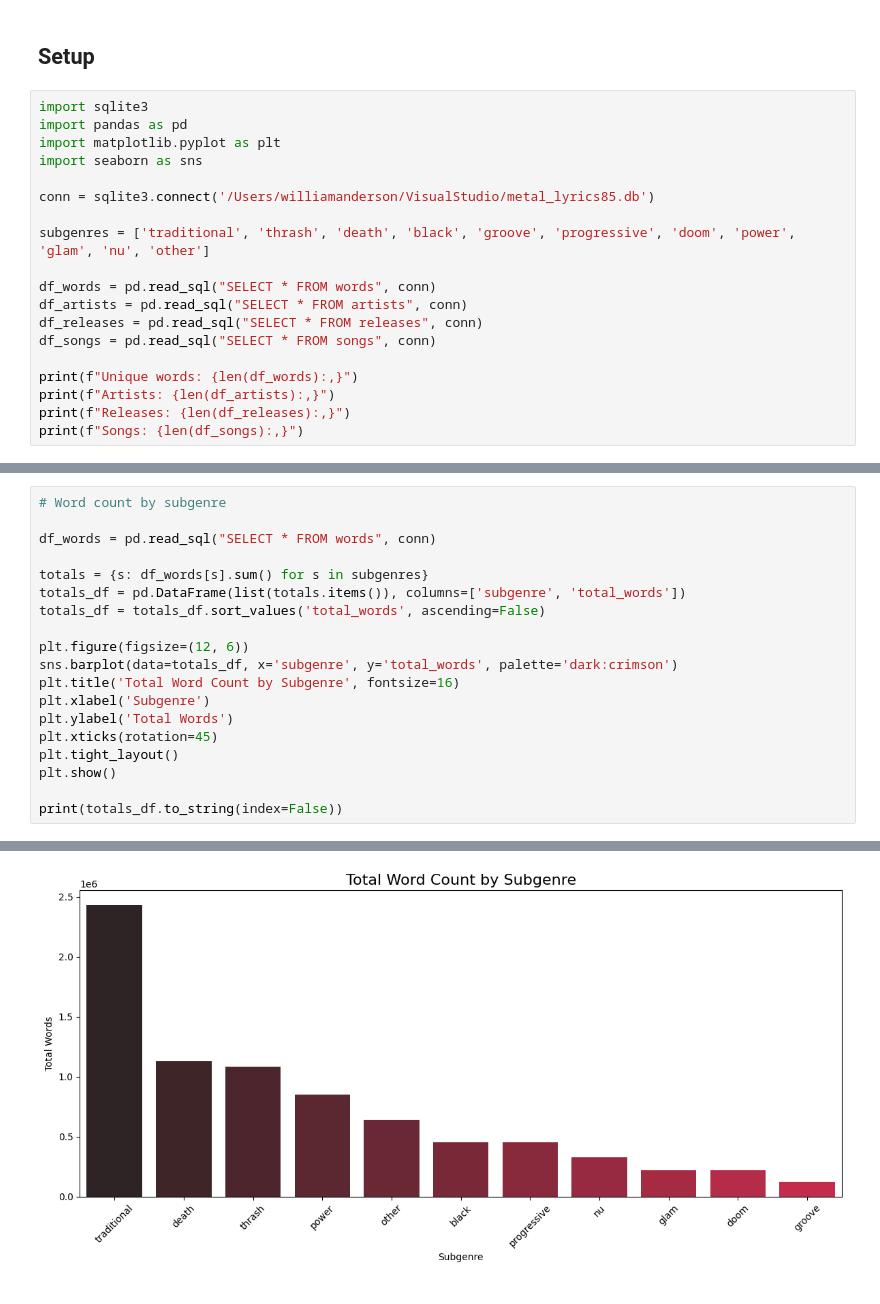
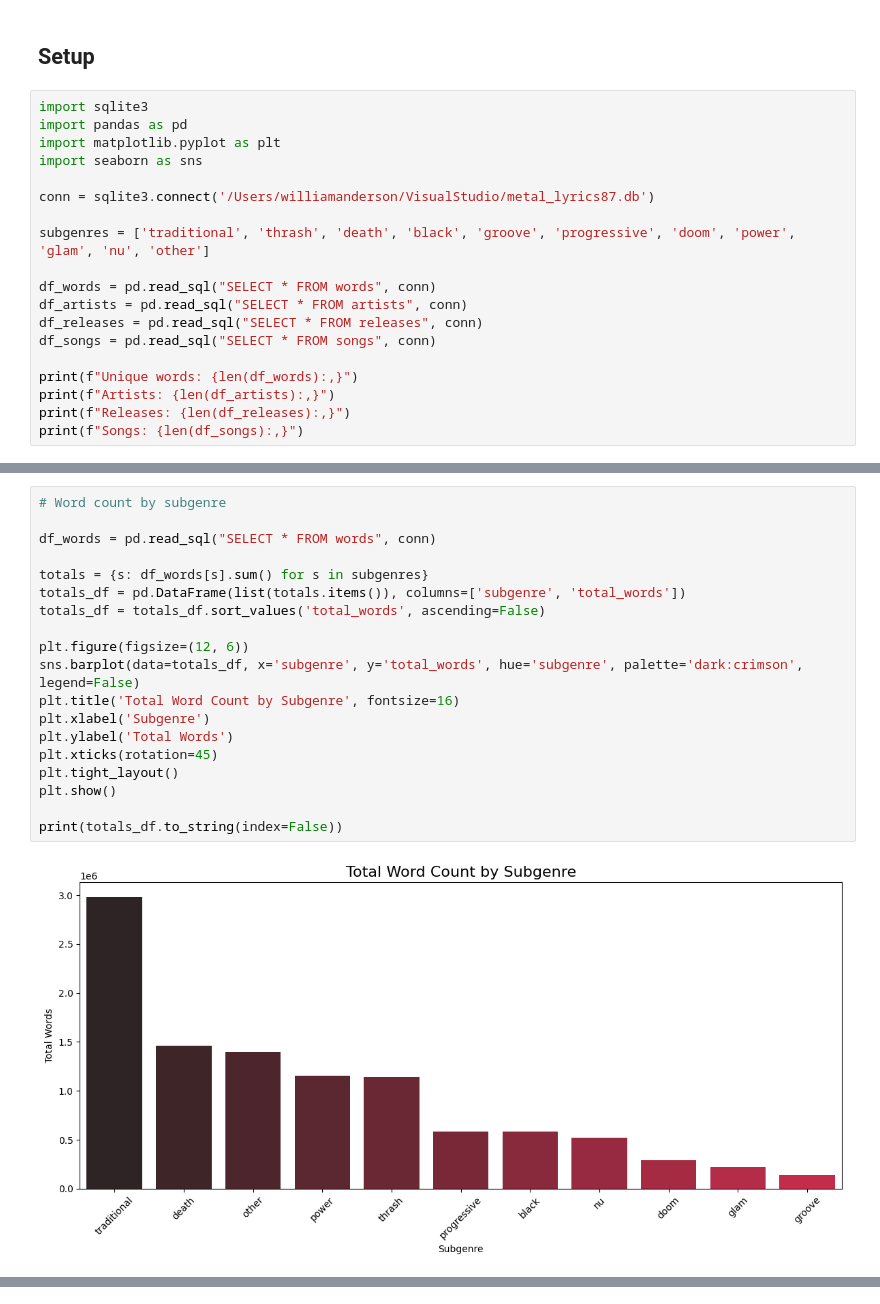
Before and after one commit to wanderson33245/The-Metal-Corpus, a Jupyter notebook: The Metal Corpus.ipynb, the cells around one changed output, grey strips where cells are left out. Saved outputs shown, nothing was run; the diff lists cells and outputs as text.

```diff
--- a/The Metal Corpus.ipynb
+++ b/The Metal Corpus.ipynb
@@ -13,7 +13,7 @@ import pandas as pd
 import matplotlib.pyplot as plt
 import seaborn as sns
 
-conn = sqlite3.connect('/Users/williamanderson/VisualStudio/metal_lyrics85.db')
+conn = sqlite3.connect('/Users/williamanderson/VisualStudio/metal_lyrics87.db')
 
 subgenres = ['traditional', 'thrash', 'death', 'black', 'groove', 'progressive', 'doom', 'power', 'glam', 'nu', 'other']
 
@@ -40,20 +42,21 @@ Note: raw word counts reflect both the verbosity of a genre *and* how many bands
 # %%
 # Word count by subgenre
 
 df_words = pd.read_sql("SELECT * FROM words", conn)
 
 totals = {s: df_words[s].sum() for s in subgenres}
 totals_df = pd.DataFrame(list(totals.items()), columns=['subgenre', 'total_words'])
 totals_df = totals_df.sort_values('total_words', ascending=False)
 
 plt.figure(figsize=(12, 6))
-sns.barplot(data=totals_df, x='subgenre', y='total_words', palette='dark:crimson')
+sns.barplot(data=totals_df, x='subgenre', y='total_words', hue='subgenre', palette='dark:crimson', legend=False)
 plt.title('Total Word Count by Subgenre', fontsize=16)
 plt.xlabel('Subgenre')
 plt.ylabel('Total Words')
 plt.xticks(rotation=45)
 plt.tight_layout()
 plt.show()
 
 print(totals_df.to_string(index=False))
 # %% [output]
+[figure, new version]
@@ -63 +74,0 @@ Passing `palette` without assigning `hue` is deprecated and will be removed in v
-[figure, old version]
```
Also changed, not shown: parts of 11 cells of this notebook.
